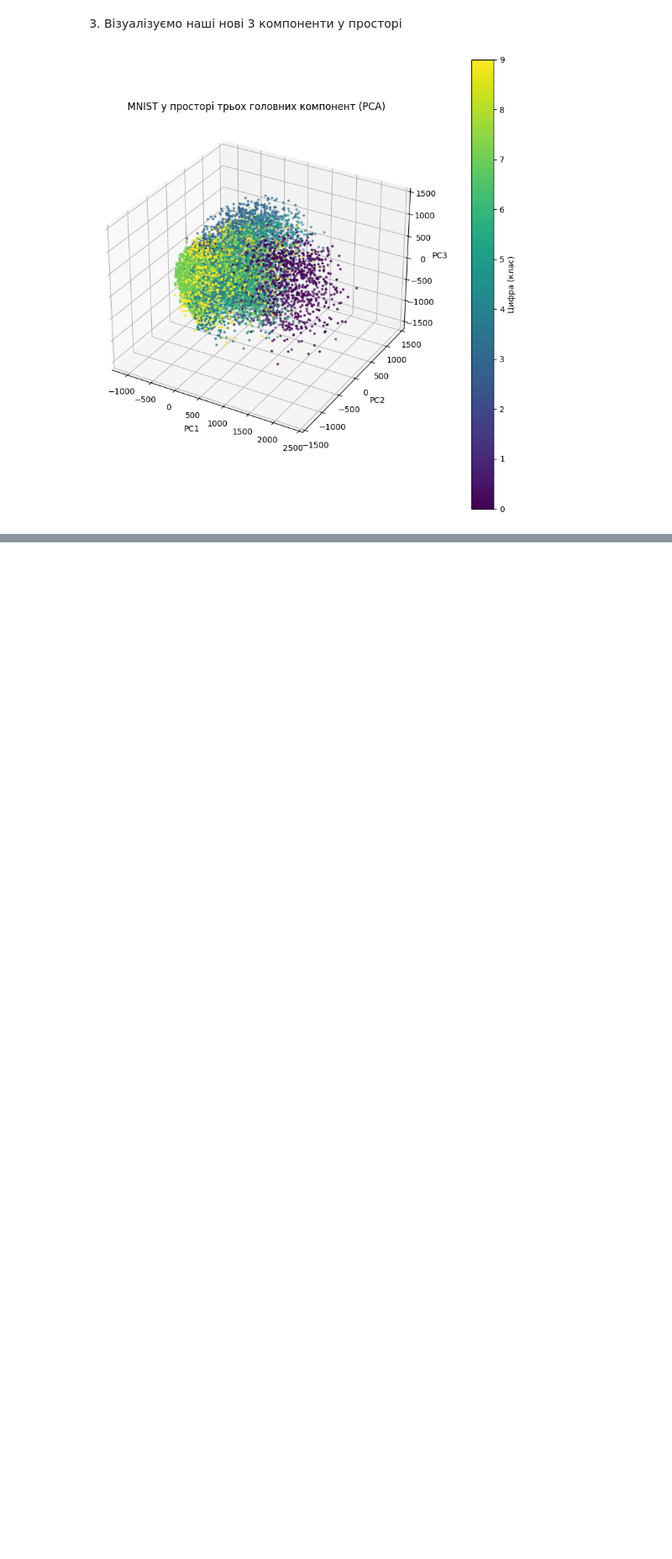
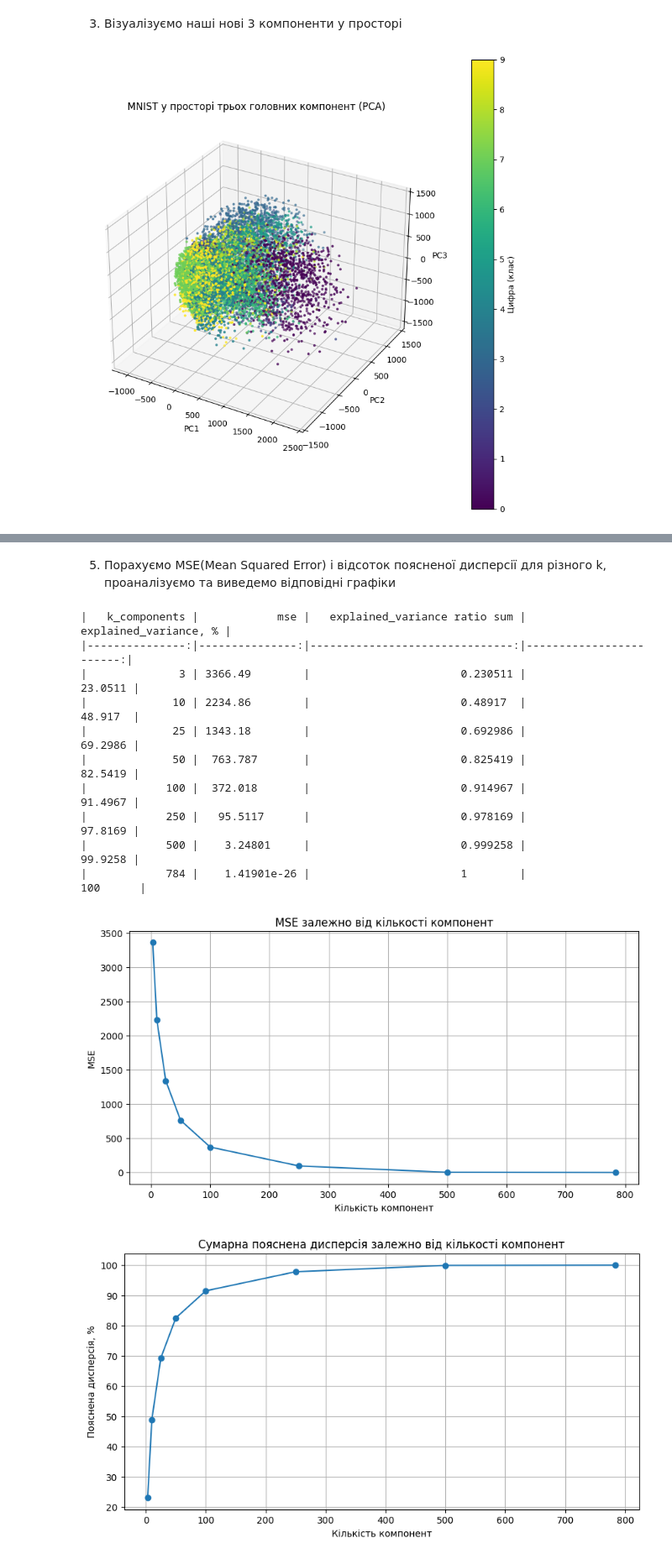
Before and after one commit to savedheart/Data_Mining, a Jupyter notebook: Laba_1.ipynb, the cells around one changed output, grey strips where cells are left out. Shown at 84% size. Cells and saved outputs as stored; diff of their text form; code cells hidden in the pictures; blank space fills up the shorter version.

```diff
--- a/Laba_1.ipynb
+++ b/Laba_1.ipynb
@@ -83,0 +106,52 @@ plt.show()
+# %% [markdown]
+5. Порахуємо MSE(Mean Squared Error) і відсоток поясненої дисперсії для різного k, проаналізуємо та виведемо відповідні графіки
+# %%
+k_vals = [3, 10, 25, 50, 100, 250, 500, 784]
+mse_vals = []
+explained_vals = []
+
+for k in k_vals:
+    pca_k = PCA(n_components = k)
+    x_pca_k = pca_k.fit_transform(x)
+    x_reconstructed_k = pca_k.inverse_transform(x_pca_k)
+
+    mse_vals.append(mean_squared_error(x, x_reconstructed_k))
+    explained_vals.append(np.sum(pca_k.explained_variance_ratio_))
+
+results_df = pd.DataFrame({
+    "k_components": k_vals,
+    "mse": mse_vals,
+    "explained_variance ratio sum": explained_vals,
+    "explained_variance, %": np.array(explained_vals) * 100
+})
+
+print(results_df.to_markdown(index = False))
+
+plt.figure(figsize = (10, 5))
+plt.plot(k_vals, mse_vals, marker = "o")
+plt.title("MSE залежно від кількості компонент")
+plt.xlabel("Кількість компонент")
+plt.ylabel("MSE")
+plt.grid(True)
+plt.show()
+
+plt.figure(figsize = (10, 5))
+plt.plot(k_vals, np.array(explained_vals) * 100, marker = "o")
+plt.title("Сумарна пояснена дисперсія залежно від кількості компонент")
+plt.xlabel("Кількість компонент")
+plt.ylabel("Пояснена дисперсія, %")
+plt.grid(True)
+plt.show()
+# %% [output]
+|   k_components |            mse |   explained_variance ratio sum |   explained_variance, % |
+|---------------:|---------------:|-------------------------------:|------------------------:|
+|              3 | 3366.49        |                       0.230511 |                 23.0511 |
+|             10 | 2234.86        |                       0.48917  |                 48.917  |
+|             25 | 1343.18        |                       0.692986 |                 69.2986 |
+|             50 |  763.787       |                       0.825419 |                 82.5419 |
+|            100 |  372.018       |                       0.914967 |                 91.4967 |
+|            250 |   95.5117      |                       0.978169 |                 97.8169 |
+|            500 |    3.24801     |                       0.999258 |                 99.9258 |
+|            784 |    1.41901e-26 |                       1        |                100      |
+[figure, added]
+[figure, added]
```
Also changed, not shown: parts of 5 cells of this notebook.
